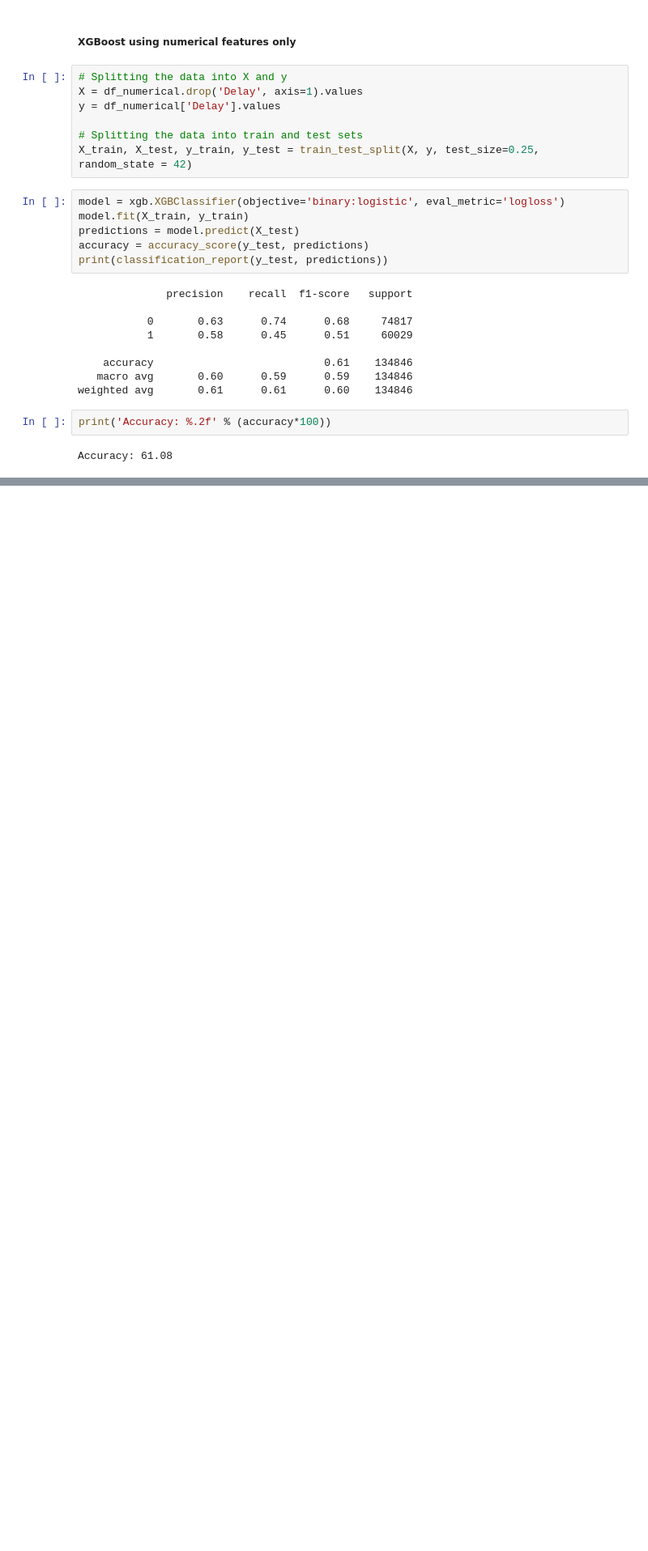
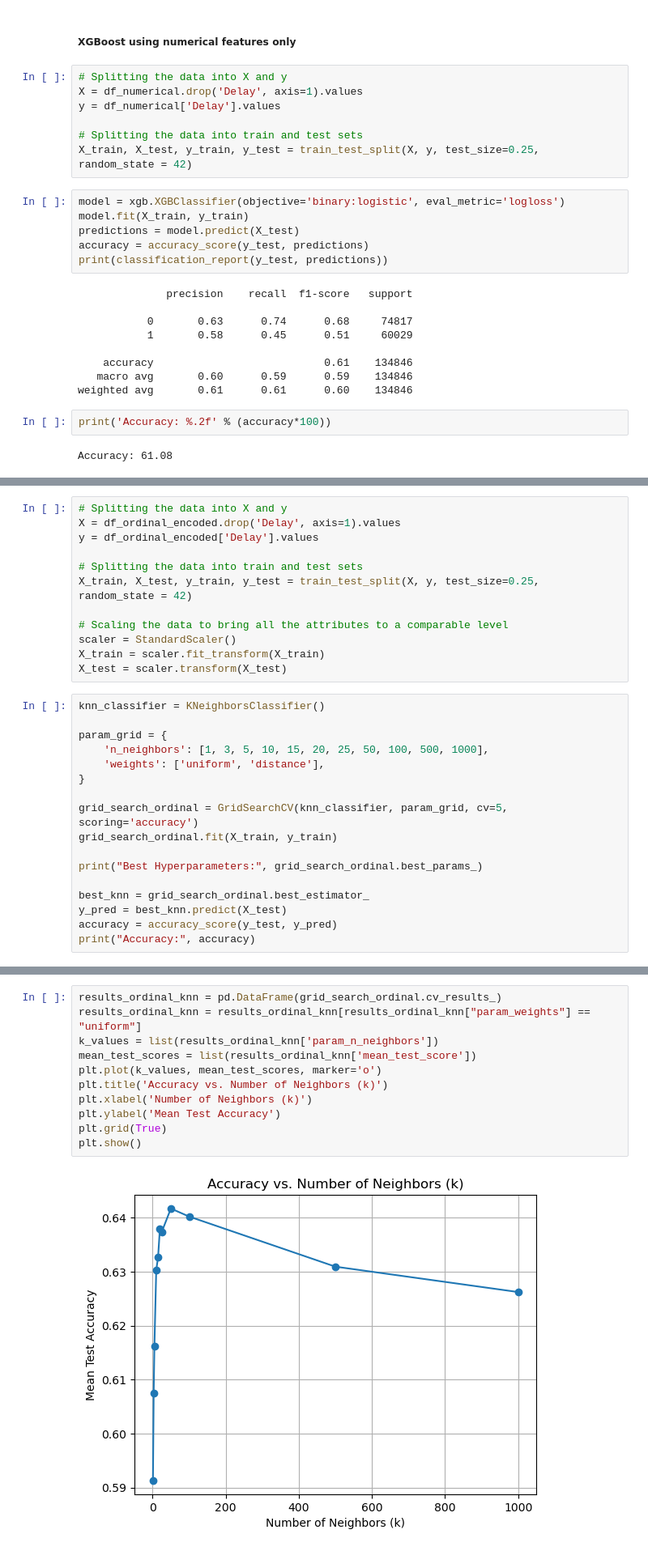
Before and after one commit to Zak-Bel/FDS-Final-project, a Jupyter notebook: main2.ipynb, the cells around one changed output, grey strips where cells are left out. Shown: that part at 81% size. Saved outputs shown, nothing was run; the diff lists cells and outputs as text; blank space fills up the shorter version.

```diff
--- a/main2.ipynb
+++ b/main2.ipynb
@@ -915,0 +919,29 @@ Accuracy: 61.08
+# %%
+# Splitting the data into X and y
+X = df_ordinal_encoded.drop('Delay', axis=1).values
+y = df_ordinal_encoded['Delay'].values
+
+# Splitting the data into train and test sets
+X_train, X_test, y_train, y_test = train_test_split(X, y, test_size=0.25, random_state = 42)
+
+# Scaling the data to bring all the attributes to a comparable level
+scaler = StandardScaler()
+X_train = scaler.fit_transform(X_train)
+X_test = scaler.transform(X_test)
+# %%
+knn_classifier = KNeighborsClassifier()
+
+param_grid = {
+    'n_neighbors': [1, 3, 5, 10, 15, 20, 25, 50, 100, 500, 1000],
+    'weights': ['uniform', 'distance'],
+}
+
+grid_search_ordinal = GridSearchCV(knn_classifier, param_grid, cv=5, scoring='accuracy')
+grid_search_ordinal.fit(X_train, y_train)
+
+print("Best Hyperparameters:", grid_search_ordinal.best_params_)
+
+best_knn = grid_search_ordinal.best_estimator_
+y_pred = best_knn.predict(X_test)
+accuracy = accuracy_score(y_test, y_pred)
+print("Accuracy:", accuracy)
@@ -915,0 +951,13 @@ Accuracy: 61.08
+# %%
+results_ordinal_knn = pd.DataFrame(grid_search_ordinal.cv_results_)
+results_ordinal_knn = results_ordinal_knn[results_ordinal_knn["param_weights"] == "uniform"]
+k_values = list(results_ordinal_knn['param_n_neighbors'])
+mean_test_scores = list(results_ordinal_knn['mean_test_score'])
+plt.plot(k_values, mean_test_scores, marker='o')
+plt.title('Accuracy vs. Number of Neighbors (k)')
+plt.xlabel('Number of Neighbors (k)')
+plt.ylabel('Mean Test Accuracy')
+plt.grid(True)
+plt.show()
+# %% [output]
+[figure, added]
```
Also changed, not shown: parts of 22 cells of this notebook.
